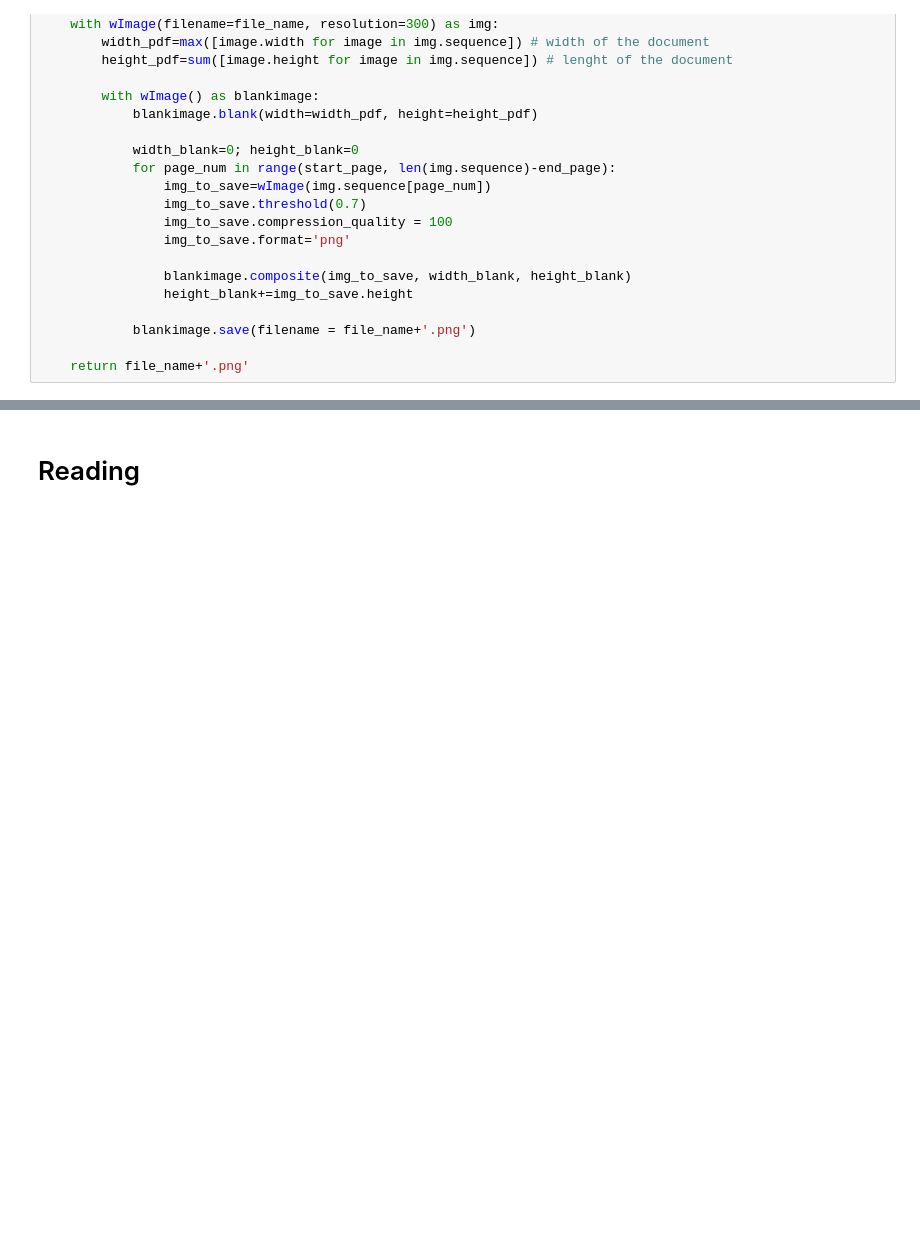
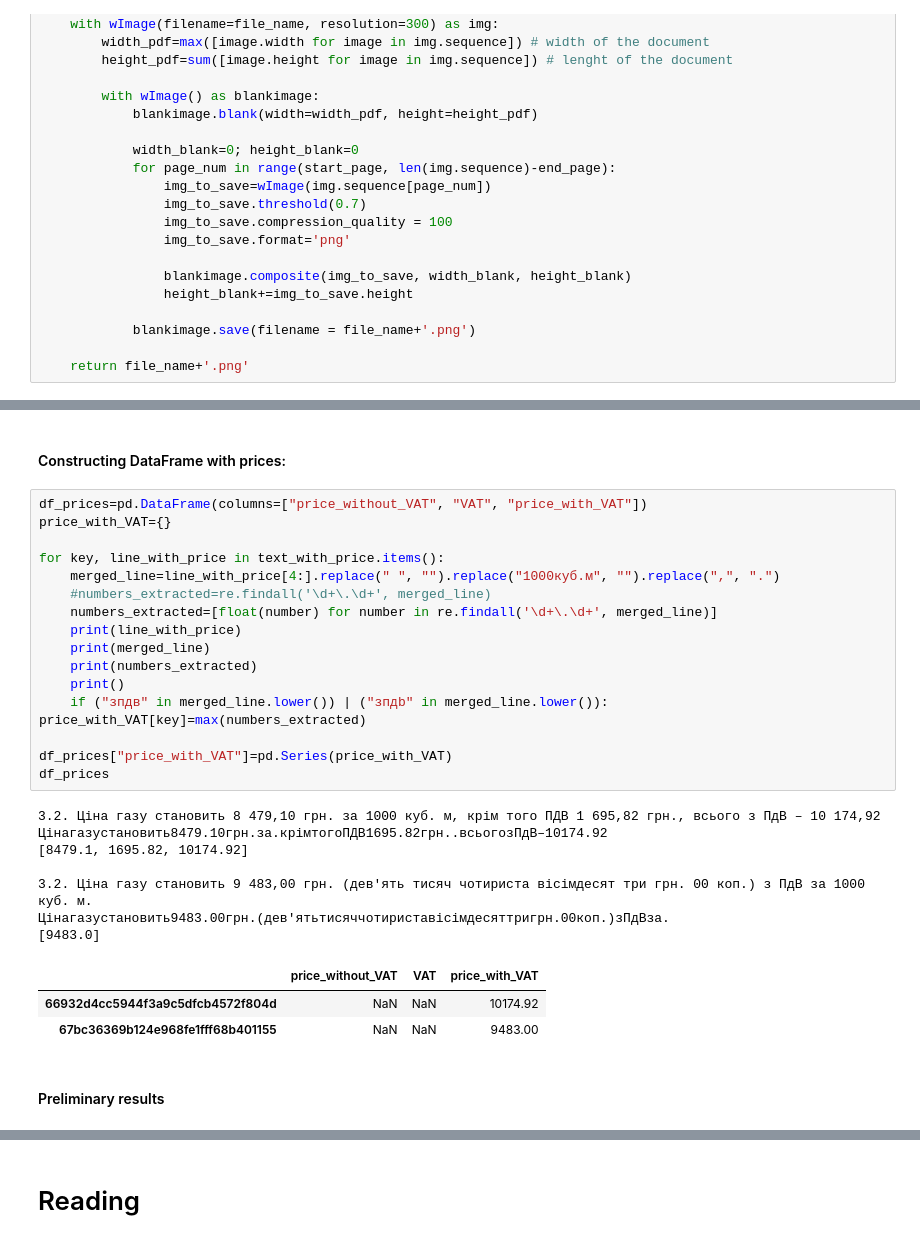
Before and after one commit to augur-akm/Prozorro_Contracts, a Jupyter notebook: _Contracts_reading_Google_v3.ipynb, the cells around one changed output, grey strips where cells are left out. Drawn from its saved outputs; the diff is of its cells as text; blank space fills up the shorter version.

```diff
--- a/_Contracts_reading_Google_v3.ipynb
+++ b/_Contracts_reading_Google_v3.ipynb
@@ -134,0 +204,31 @@ for contract_id, contract_url in contracts_id_url.items(): # iterate over contra
+# %% [markdown]
+#### Constructing DataFrame with prices:
+# %%
+df_prices=pd.DataFrame(columns=["price_without_VAT", "VAT", "price_with_VAT"])
+price_with_VAT={}
+
+for key, line_with_price in text_with_price.items():
+    merged_line=line_with_price[4:].replace(" ", "").replace("1000куб.м", "").replace(",", ".")
+    #numbers_extracted=re.findall('\d+\.\d+', merged_line)
+    numbers_extracted=[float(number) for number in re.findall('\d+\.\d+', merged_line)]
+    print(line_with_price)
+    print(merged_line)
+    print(numbers_extracted)
+    print()
+    if ("зпдв" in merged_line.lower()) | ("зпдb" in merged_line.lower()): price_with_VAT[key]=max(numbers_extracted)
+
+df_prices["price_with_VAT"]=pd.Series(price_with_VAT)
+df_prices
+# %% [output]
+3.2. Ціна газу становить 8 479,10 грн. за 1000 куб. м, крім того ПДВ 1 695,82 грн., всього з ПдB – 10 174,92
+Цінагазустановить8479.10грн.за.крімтогоПДВ1695.82грн..всьогозПдB–10174.92
+[8479.1, 1695.82, 10174.92]
+
+3.2. Ціна газу становить 9 483,00 грн. (дев'ять тисяч чотириста вісімдесят три грн. 00 коп.) з ПдB за 1000 куб. м.
+Цінагазустановить9483.00грн.(дев'ятьтисяччотириставісімдесяттригрн.00коп.)зПдBза.
+[9483.0]
+|  | price_without_VAT | VAT | price_with_VAT |
+| 66932d4cc5944f3a9c5dfcb4572f804d | NaN | NaN | 10174.92 |
+| 67bc36369b124e968fe1fff68b401155 | NaN | NaN | 9483.00 |
+# %% [markdown]
+#### Preliminary results
```
Also changed, not shown: parts of 33 cells of this notebook.
